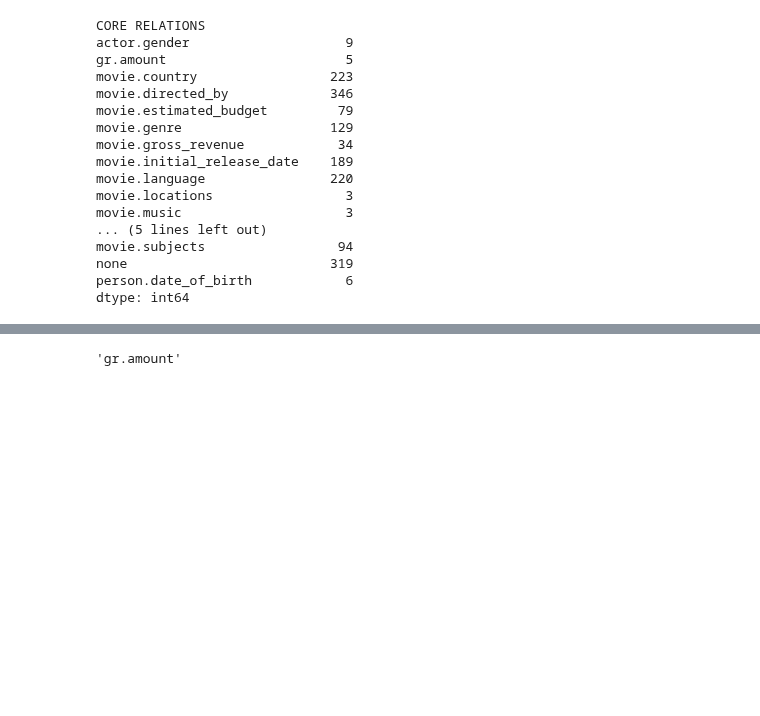
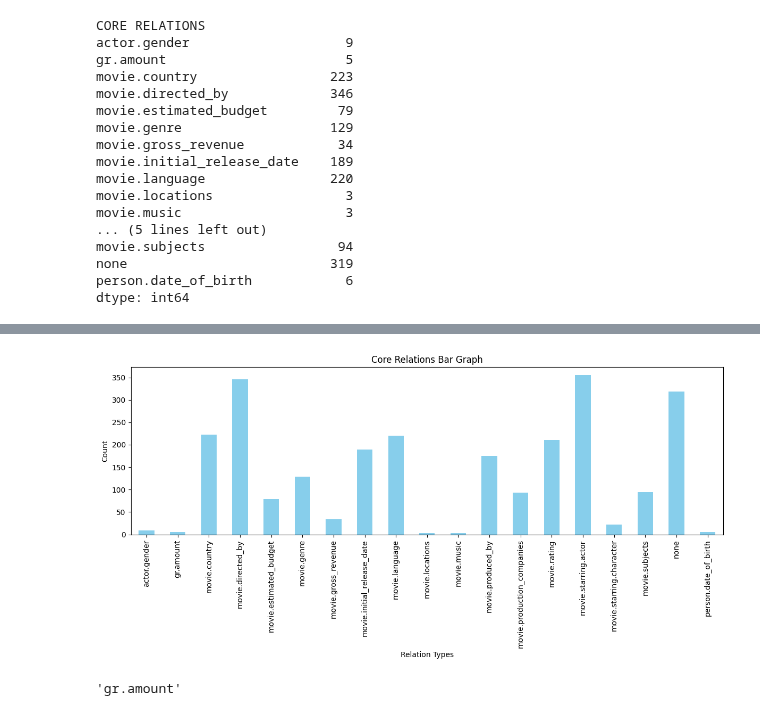
Before and after one commit to gavin-d26/relation-extraction, a Jupyter notebook: explore.ipynb, the cells around one changed output, grey strips where cells are left out. Drawn from its saved outputs; the diff is of its cells as text; code cells hidden in the pictures; blank space fills up the shorter version.

```diff
--- a/explore.ipynb
+++ b/explore.ipynb
@@ -36,3 +41,15 @@ dtype: int64
+# %%
+# Plotting the bar chart
+plt.figure(figsize=(12, 6))
+pdf.astype(int).sum(axis=0).plot(kind='bar', color='skyblue')
+plt.title('Core Relations Bar Graph')
+plt.xlabel('Relation Types')
+plt.ylabel('Count')
+plt.xticks(rotation=90)  # Rotate x-axis labels for better readability
+plt.tight_layout()  # Adjust layout to fit everything nicely
+plt.show()
+# %% [output]
+[figure, added]
 # %%
 pdf['UTTERANCES'] = df['UTTERANCES']
 # %%
```
Also changed, not shown: parts of 3 cells of this notebook.
